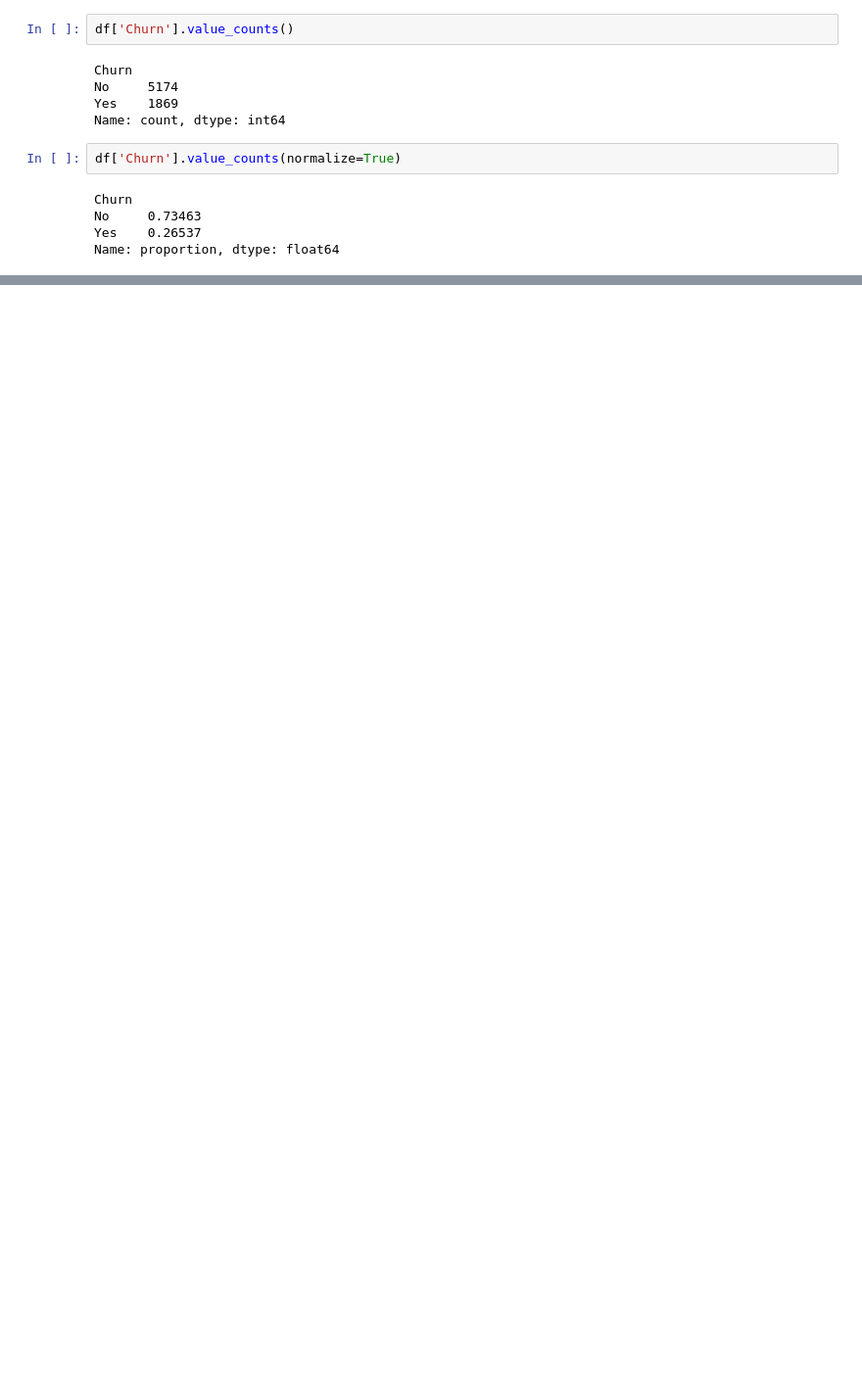
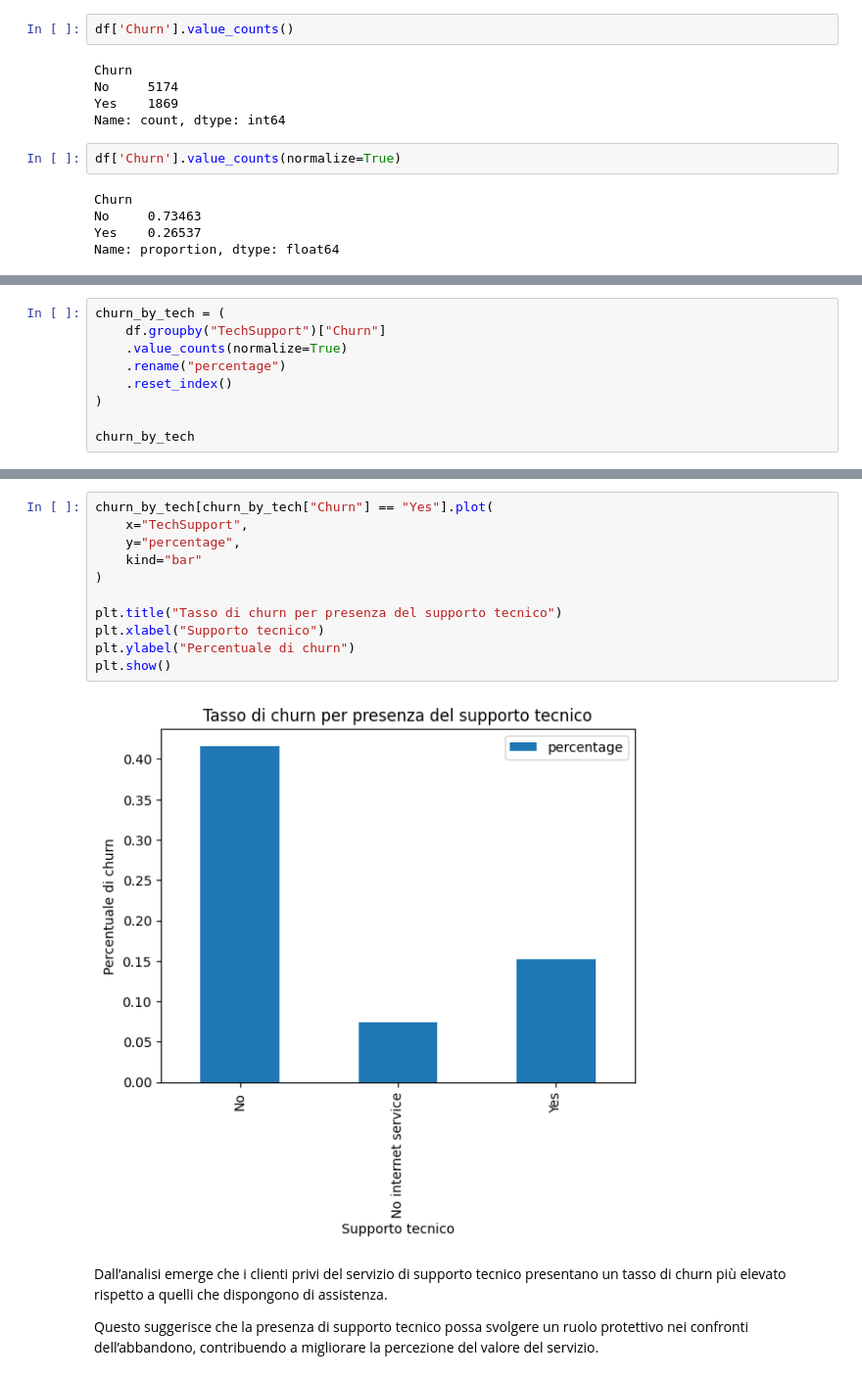
Before and after one commit to MicheleCorazzina/Telco-customer-Churn, a Jupyter notebook: notebooks/01_business_understanding_and_eda.ipynb, the cells around one changed output, grey strips where cells are left out. Shown at 98% size. Saved outputs shown, nothing was run; the diff lists cells and outputs as text; blank space fills up the shorter version.

```diff
--- a/notebooks/01_business_understanding_and_eda.ipynb
+++ b/notebooks/01_business_understanding_and_eda.ipynb
@@ -115,0 +197,9 @@ Questo conferma la rilevanza del problema dal punto di vista del business e gius
+# %%
+churn_by_tech = (
+    df.groupby("TechSupport")["Churn"]
+    .value_counts(normalize=True)
+    .rename("percentage")
+    .reset_index()
+)
+
+churn_by_tech
@@ -115,0 +214,17 @@ Questo conferma la rilevanza del problema dal punto di vista del business e gius
+# %%
+churn_by_tech[churn_by_tech["Churn"] == "Yes"].plot(
+    x="TechSupport",
+    y="percentage",
+    kind="bar"
+)
+
+plt.title("Tasso di churn per presenza del supporto tecnico")
+plt.xlabel("Supporto tecnico")
+plt.ylabel("Percentuale di churn")
+plt.show()
+# %% [output]
+[figure, added]
+# %% [markdown]
+Dall’analisi emerge che i clienti privi del servizio di supporto tecnico presentano un tasso di churn più elevato rispetto a quelli che dispongono di assistenza.
+
+Questo suggerisce che la presenza di supporto tecnico possa svolgere un ruolo protettivo nei confronti dell’abbandono, contribuendo a migliorare la percezione del valore del servizio.
```
Also changed, not shown: parts of 20 cells of this notebook.
